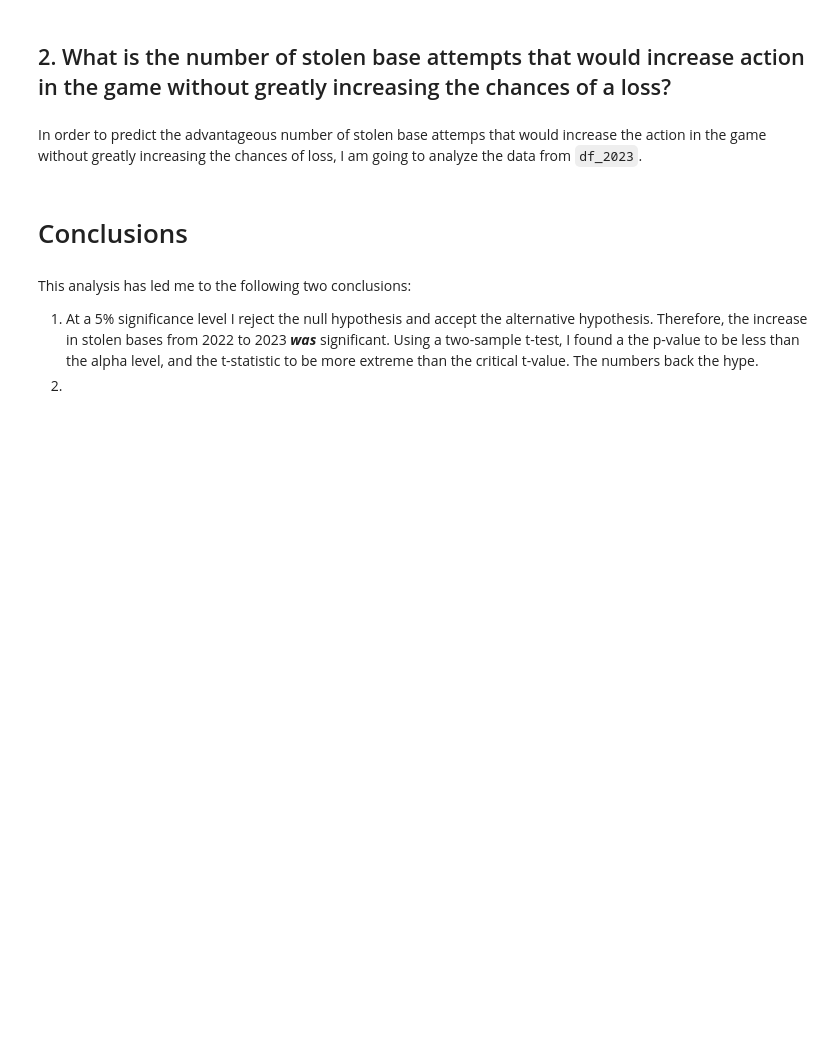
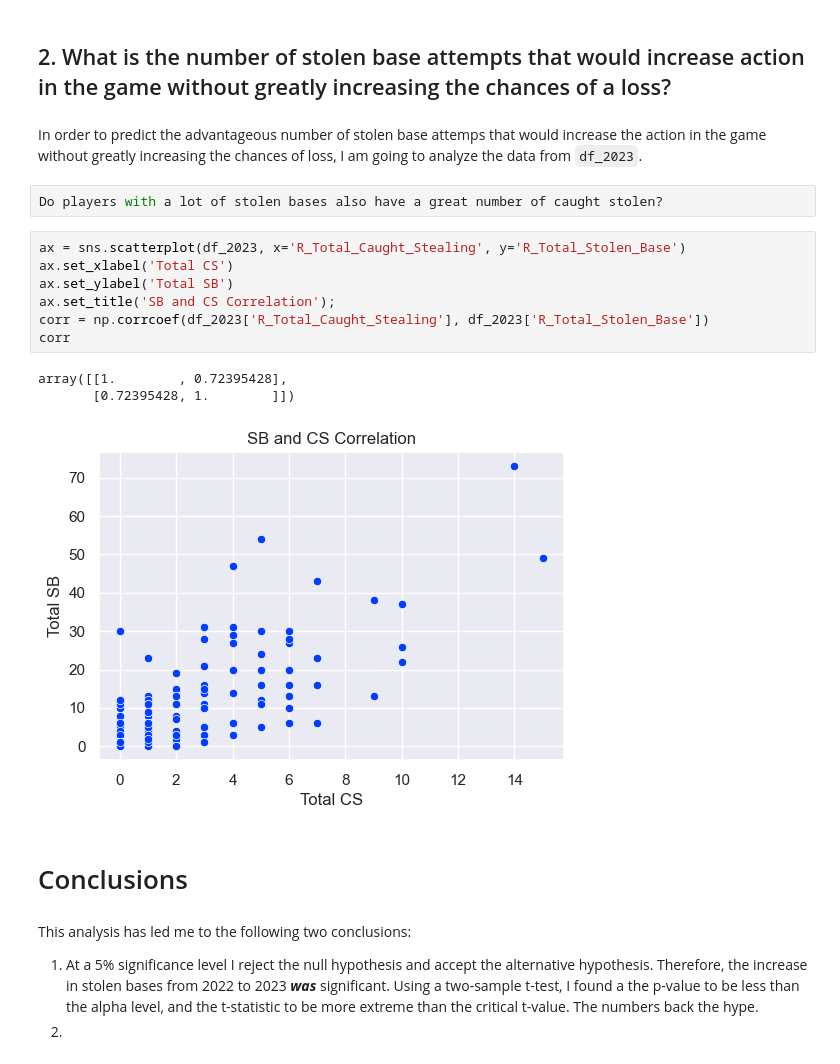
Before and after one commit to scarlettvalentin/mlb_stolen_bases, a Jupyter notebook: notebook.ipynb, the cells around one changed output. Drawn from its saved outputs; the diff is of its cells as text; blank space fills up the shorter version.

Commit message:
correlation between CS and SB in notebook

```diff
--- a/notebook.ipynb
+++ b/notebook.ipynb
@@ -318,6 +301,19 @@ plt.show()
 ## 2. What is the number of stolen base attempts that would increase action in the game without greatly increasing the chances of a loss?
 # %% [markdown]
 In order to predict the advantageous number of stolen base attemps that would increase the action in the game without greatly increasing the chances of loss, I am going to analyze the data from `df_2023`.
+# %%
+Do players with a lot of stolen bases also have a great number of caught stolen?
+# %%
+ax = sns.scatterplot(df_2023, x='R_Total_Caught_Stealing', y='R_Total_Stolen_Base')
+ax.set_xlabel('Total CS')
+ax.set_ylabel('Total SB')
+ax.set_title('SB and CS Correlation');
+corr = np.corrcoef(df_2023['R_Total_Caught_Stealing'], df_2023['R_Total_Stolen_Base'])
+corr
+# %% [output]
+array([[1.        , 0.72395428],
+       [0.72395428, 1.        ]])
+[figure, added]
 # %% [markdown]
 # Conclusions
 # %% [markdown]
```
Also changed, not shown: parts of 3 cells of this notebook.
